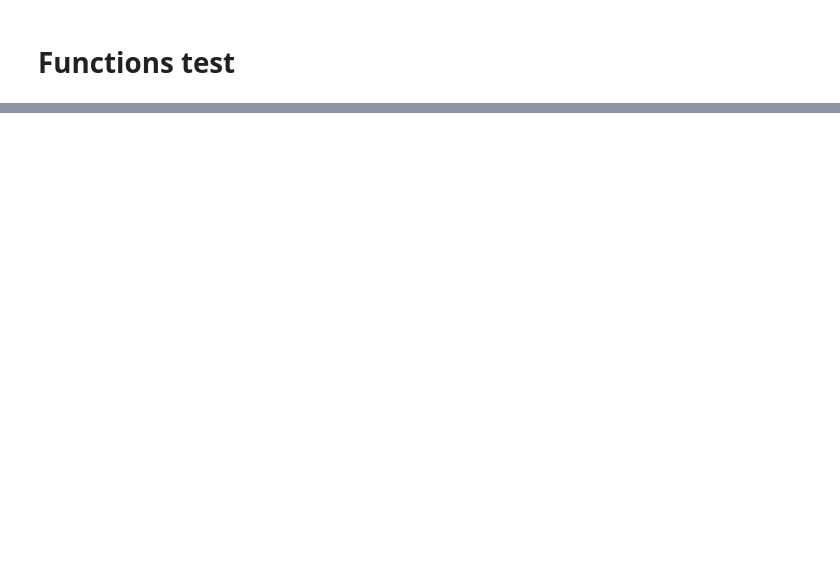
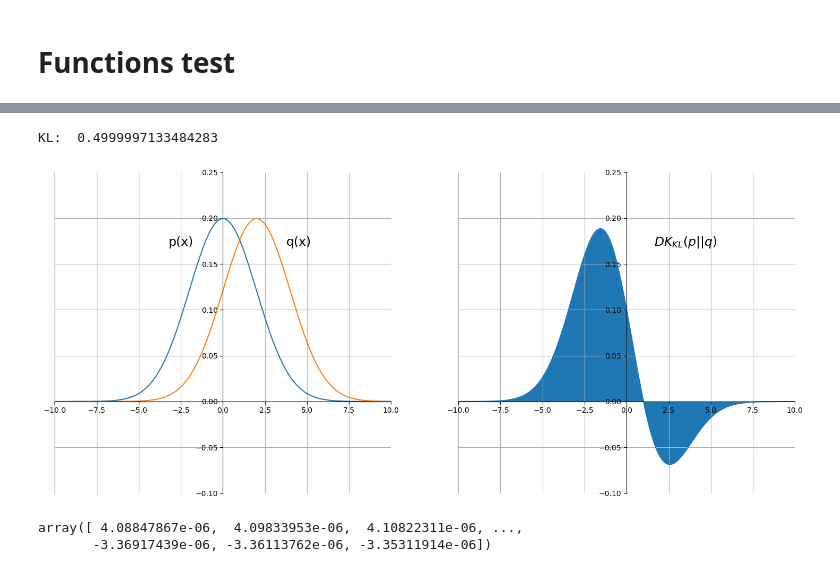
Before and after one commit to dmdequin/sentiment_analysis, a Jupyter notebook: sabrina/sandbox_project.ipynb, the cells around one changed output, grey strips where cells are left out. Cells and saved outputs as stored; diff of their text form; code cells hidden in the pictures; blank space fills up the shorter version.

```diff
--- a/sabrina/sandbox_project.ipynb
+++ b/sabrina/sandbox_project.ipynb
@@ -459,0 +384,73 @@ Similarity index with 2 documents in 0 shards (stored under workdir/)
+# %%
+# code from: https://moonbooks.org/Articles/How-to-calculate-and-visualize-Kullback-Leibler-divergence-using-python-/
+
+#!/usr/bin/env python
+# -*- coding: utf-8 -*-
+
+import matplotlib.pyplot as plt
+import numpy as np
+import matplotlib.mlab as mlab
+
+from scipy.stats import norm
+from scipy.integrate import quad
+
+def p(x):
+    return norm.pdf(x, 0, 2)
+
+def q(x):
+    return norm.pdf(x, 2, 2)
+
+def KL(x):
+    return p(x) * np.log( p(x) / q(x) )
+
+range = np.arange(-10, 10, 0.001)
+
+KL_int, err = quad(KL, -10, 10)
+print( 'KL: ', KL_int )
+
+fig = plt.figure(figsize=(18, 8), dpi=100)
+
+#---------- First Plot
+
+ax = fig.add_subplot(1,2,1)
+ax.grid(True)
+ax.spines['left'].set_position('zero')
+ax.spines['right'].set_color('none')
+ax.spines['bottom'].set_position('zero')
+ax.spines['top'].set_color('none')
+ax.set_xlim(-10,10)
+ax.set_ylim(-0.1,0.25)
+
+ax.text(-2.5, 0.17, 'p(x)', horizontalalignment='center',fontsize=17)
+ax.text(4.5, 0.17, 'q(x)', horizontalalignment='center',fontsize=17)
+
+plt.plot(range, p(range))
+plt.plot(range, q(range))
+
+#---------- Second Plot
+
+ax = fig.add_subplot(1,2,2)
+ax.grid(True)
+ax.spines['left'].set_position('zero')
+ax.spines['right'].set_color('none')
+ax.spines['bottom'].set_position('zero')
+ax.spines['top'].set_color('none')
+ax.set_xlim(-10,10)
+ax.set_ylim(-0.1,0.25)
+
+ax.text(3.5, 0.17, r'$DK_{KL}(p||q)$', horizontalalignment='center',fontsize=17)
+
+ax.plot(range, KL(range))
+
+ax.fill_between(range, 0, KL(range))
+
+plt.savefig('KullbackLeibler.png',bbox_inches='tight')
+plt.show()
+# %% [output]
+KL:  0.4999997133484283
+[figure, added]
+# %%
+KL(range)
+# %% [output]
+array([ 4.08847867e-06,  4.09833953e-06,  4.10822311e-06, ...,
+       -3.36917439e-06, -3.36113762e-06, -3.35311914e-06])
```
Also changed, not shown: parts of 32 cells of this notebook.
